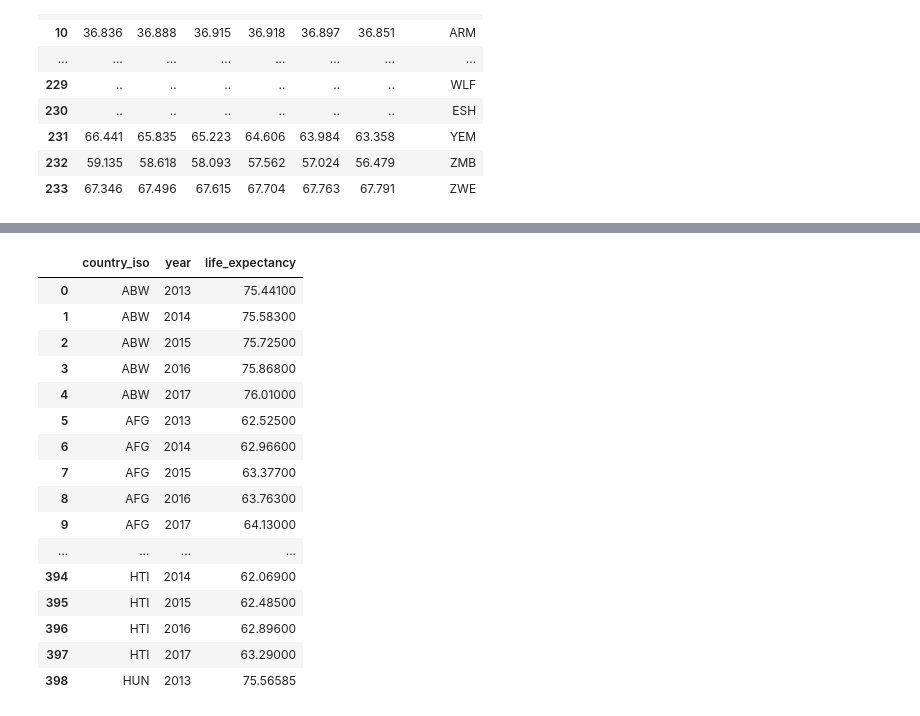
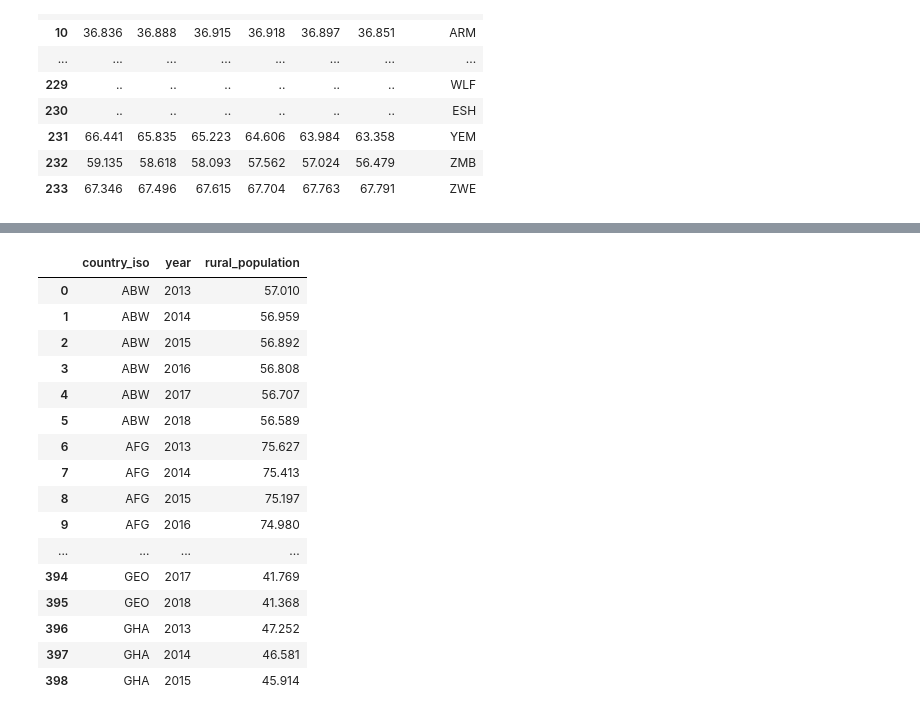
Before and after one commit to MissFacetious/Innovation, a Jupyter notebook: data_integration/unesco_dataset_conversion_rural_population.ipynb, the cells around one changed output, grey strips where cells are left out. Saved outputs shown, nothing was run; the diff lists cells and outputs as text; code cells hidden in the pictures.

Commit message:
updated notebook for rural population notebook

```diff
--- a/data_integration/unesco_dataset_conversion_rural_population.ipynb
+++ b/data_integration/unesco_dataset_conversion_rural_population.ipynb
@@ -154,21 +154,21 @@ df_new.to_csv('../data/converted/life_expectancy.csv', index=False)
 # %%
-df_saved = pd.read_csv('../data/converted/life_expectancy.csv')
+df_saved = pd.read_csv('../data/converted/rural_population.csv')
 df_saved
 # %% [output]
-|  | country_iso | year | life_expectancy |
-| 0 | ABW | 2013 | 75.44100 |
-| 1 | ABW | 2014 | 75.58300 |
-| 2 | ABW | 2015 | 75.72500 |
-| 3 | ABW | 2016 | 75.86800 |
-| 4 | ABW | 2017 | 76.01000 |
-| 5 | AFG | 2013 | 62.52500 |
-| 6 | AFG | 2014 | 62.96600 |
-| 7 | AFG | 2015 | 63.37700 |
-| 8 | AFG | 2016 | 63.76300 |
-| 9 | AFG | 2017 | 64.13000 |
+|  | country_iso | year | rural_population |
+| 0 | ABW | 2013 | 57.010 |
+| 1 | ABW | 2014 | 56.959 |
+| 2 | ABW | 2015 | 56.892 |
+| 3 | ABW | 2016 | 56.808 |
+| 4 | ABW | 2017 | 56.707 |
+| 5 | ABW | 2018 | 56.589 |
+| 6 | AFG | 2013 | 75.627 |
+| 7 | AFG | 2014 | 75.413 |
+| 8 | AFG | 2015 | 75.197 |
+| 9 | AFG | 2016 | 74.980 |
 | ... | ... | ... | ... |
-| 394 | HTI | 2014 | 62.06900 |
-| 395 | HTI | 2015 | 62.48500 |
-| 396 | HTI | 2016 | 62.89600 |
-| 397 | HTI | 2017 | 63.29000 |
-| 398 | HUN | 2013 | 75.56585 |
+| 394 | GEO | 2017 | 41.769 |
+| 395 | GEO | 2018 | 41.368 |
+| 396 | GHA | 2013 | 47.252 |
+| 397 | GHA | 2014 | 46.581 |
+| 398 | GHA | 2015 | 45.914 |
```
Also changed, not shown: parts of 5 cells of this notebook.
